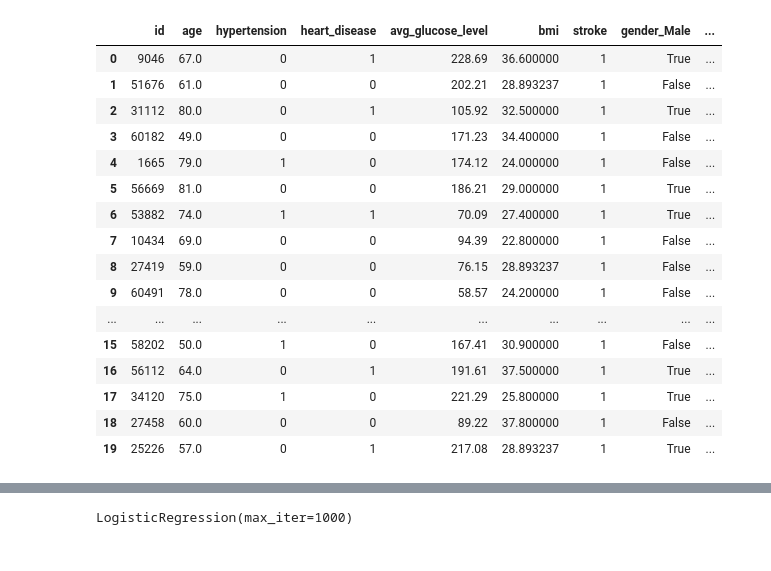
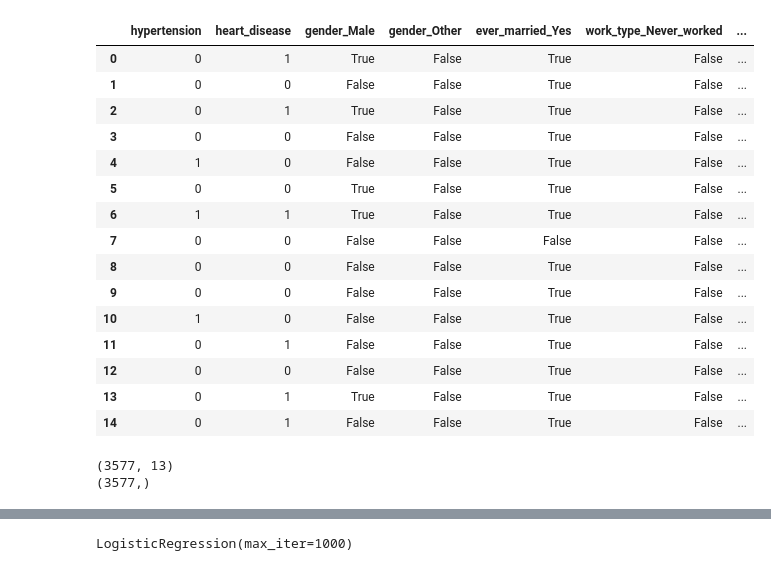
Before and after one commit to alanmath/classificador_algebra, a Jupyter notebook: main.ipynb, the cells around one changed output, grey strips where cells are left out. Saved outputs shown, nothing was run; the diff lists cells and outputs as text; code cells hidden in the pictures.

```diff
--- a/main.ipynb
+++ b/main.ipynb
@@ -21,29 +6,26 @@ df.head(10)
-# %%
-# Preencher valores ausentes em 'bmi' com a média
-df['bmi'].replace('N/A', float('nan'), inplace=True)
-df['bmi'].fillna(df['bmi'].mean(), inplace=True)
-
-# Converter colunas categóricas usando one-hot encoding
-df = pd.get_dummies(df, columns=['gender', 'ever_married', 'work_type', 'Residence_type', 'smoking_status'], drop_first=True)
-df.head(20)
-# %% [output]
-|  | id | age | hypertension | heart_disease | avg_glucose_level | bmi | stroke | gender_Male | ... |
-| 0 | 9046 | 67.0 | 0 | 1 | 228.69 | 36.600000 | 1 | True | ... |
-| 1 | 51676 | 61.0 | 0 | 0 | 202.21 | 28.893237 | 1 | False | ... |
-| 2 | 31112 | 80.0 | 0 | 1 | 105.92 | 32.500000 | 1 | True | ... |
-| 3 | 60182 | 49.0 | 0 | 0 | 171.23 | 34.400000 | 1 | False | ... |
-| 4 | 1665 | 79.0 | 1 | 0 | 174.12 | 24.000000 | 1 | False | ... |
-| 5 | 56669 | 81.0 | 0 | 0 | 186.21 | 29.000000 | 1 | True | ... |
-| 6 | 53882 | 74.0 | 1 | 1 | 70.09 | 27.400000 | 1 | True | ... |
-| 7 | 10434 | 69.0 | 0 | 0 | 94.39 | 22.800000 | 1 | False | ... |
-| 8 | 27419 | 59.0 | 0 | 0 | 76.15 | 28.893237 | 1 | False | ... |
-| 9 | 60491 | 78.0 | 0 | 0 | 58.57 | 24.200000 | 1 | False | ... |
-| ... | ... | ... | ... | ... | ... | ... | ... | ... | ... |
-| 15 | 58202 | 50.0 | 1 | 0 | 167.41 | 30.900000 | 1 | False | ... |
-| 16 | 56112 | 64.0 | 0 | 1 | 191.61 | 37.500000 | 1 | True | ... |
-| 17 | 34120 | 75.0 | 1 | 0 | 221.29 | 25.800000 | 1 | True | ... |
-| 18 | 27458 | 60.0 | 0 | 0 | 89.22 | 37.800000 | 1 | False | ... |
-| 19 | 25226 | 57.0 | 0 | 1 | 217.08 | 28.893237 | 1 | True | ... |
 # %%
-X = df.drop(['stroke', 'id','age', 'bmi'], axis=1)
+df = pd.read_csv('dados_avc.csv')
+
+df = pd.get_dummies(df, columns=['gender', 'ever_married', 'work_type', 'Residence_type', 'smoking_status'], drop_first=True)
+
+X = df.drop(['stroke', 'id','age', 'bmi','avg_glucose_level'], axis=1)
 y = df['stroke']
+
+X.head(15)
+# %% [output]
+|  | hypertension | heart_disease | gender_Male | gender_Other | ever_married_Yes | work_type_Never_worked | ... |
+| 0 | 0 | 1 | True | False | True | False | ... |
+| 1 | 0 | 0 | False | False | True | False | ... |
+| 2 | 0 | 1 | True | False | True | False | ... |
+| 3 | 0 | 0 | False | False | True | False | ... |
+| 4 | 1 | 0 | False | False | True | False | ... |
+| 5 | 0 | 0 | True | False | True | False | ... |
+| 6 | 1 | 1 | True | False | True | False | ... |
+| 7 | 0 | 0 | False | False | False | False | ... |
+| 8 | 0 | 0 | False | False | True | False | ... |
+| 9 | 0 | 0 | False | False | True | False | ... |
+| 10 | 1 | 0 | False | False | True | False | ... |
+| 11 | 0 | 1 | False | False | True | False | ... |
+| 12 | 0 | 0 | False | False | True | False | ... |
+| 13 | 0 | 1 | True | False | True | False | ... |
+| 14 | 0 | 1 | False | False | True | False | ... |
@@ -51,0 +32,18 @@ X_train, X_test, y_train, y_test = train_test_split(X, y, test_size=0.3, random_
+# %%
+from sklearn.preprocessing import StandardScaler
+
+scaler = StandardScaler()
+X_scaled = scaler.fit_transform(X.astype(float))
+
+X_train, X_test, y_train, y_test = train_test_split(X_scaled, y, test_size=0.3, random_state=42)
+
+X_train = X_train.astype(float)
+X_test = X_test.astype(float)
+y_train = y_train.astype(float)
+y_test = y_test.astype(float)
+
+print(X_train.shape)
+print(y_train.shape)
+# %% [output]
+(3577, 13)
+(3577,)
```
Also changed, not shown: parts of 9 cells of this notebook.
